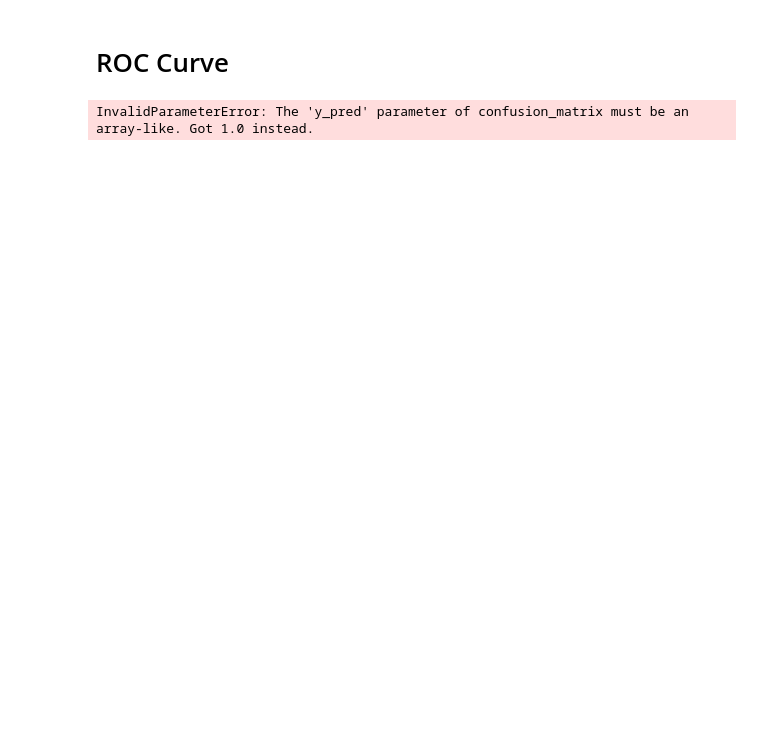
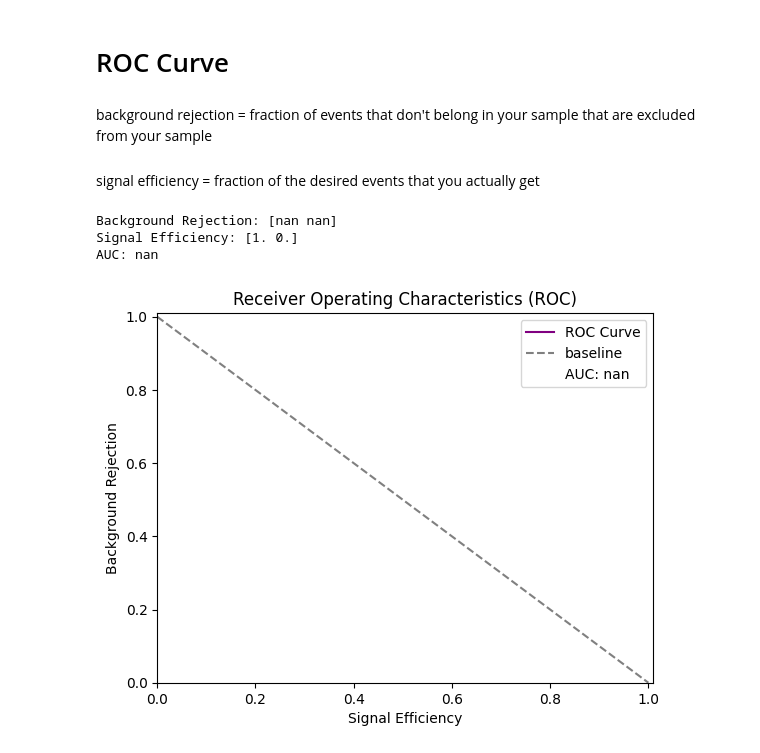
Before and after one commit to gpesticci/Jet-GNN, a Jupyter notebook: no_edges.ipynb, the cells around one changed output. Saved outputs shown, nothing was run; the diff lists cells and outputs as text; code cells hidden in the pictures; blank space fills up the shorter version.

```diff
--- a/no_edges.ipynb
+++ b/no_edges.ipynb
@@ -165,14 +117,15 @@ Data(x=[9, 169], edge_index=[2, 0], y=[9], train_mask=[9], test_mask=[9])
 class GNN(torch.nn.Module):
     def __init__(self):
         super(GNN, self).__init__()
-        self.conv1 = SAGEConv(in_channels=graph.num_node_features, out_channels=16)
-        self.conv2 = SAGEConv(in_channels=16, out_channels=2)
+        self.conv1 = GCNConv(train_graph.num_node_features, 64)
+        self.conv2 = GCNConv(64, 2)
 
     def forward(self, data):
         x, edge_index = data.x, data.edge_index
         x = self.conv1(x, edge_index)
         x = F.relu(x)
         x = self.conv2(x, edge_index)
+        x = F.relu(x)
         return F.log_softmax(x, dim=1)
 
 model = GNN()
@@ -225,4 +181,36 @@ predictions = test(model, graph)
-# %%
-confusion_matrix = metrics.confusion_matrix(ground_truth, predictions)
-# %% [output]
-InvalidParameterError: The 'y_pred' parameter of confusion_matrix must be an array-like. Got 1.0 instead.
+# %% [markdown]
+background rejection = fraction of events that don't belong in your sample that are excluded from your sample
+#
+signal efficiency = fraction of the desired events that you actually get
+# %%
+output = model(test_graph)
+_, pred = output.max(dim=1)
+true_labels = test_graph.y.numpy().flatten()
+y_score = output[:, 1].detach().numpy()
+# %%
+fpr, tpr, thresholds = roc_curve(true_labels, y_score)
+auc = auc(fpr, tpr)
+# %%
+back_rej = 1 - fpr
+sig_eff = 1 - tpr
+
+print(f'Background Rejection: {back_rej}')
+print(f'Signal Efficiency: {sig_eff}')
+print(f'AUC: {auc}')
+# %% [output]
+Background Rejection: [nan nan]
+Signal Efficiency: [1. 0.]
+AUC: nan
+# %%
+plt.plot(back_rej, sig_eff, color='purple', label='ROC Curve')
+plt.plot([0, 1], [1, 0], color='grey', linestyle='--', label='baseline')
+plt.plot([], [], ' ', label=f'AUC: {auc}')
+plt.xlim([0.0, 1.01])
+plt.ylim([0.0, 1.01])
+plt.ylabel('Background Rejection')
+plt.xlabel('Signal Efficiency' )
+plt.title('Receiver Operating Characteristics (ROC)')
+plt.legend(loc='best')
+plt.show()
+# %% [output]
+[figure, added]
```
Also changed, not shown: parts of 20 cells of this notebook.
